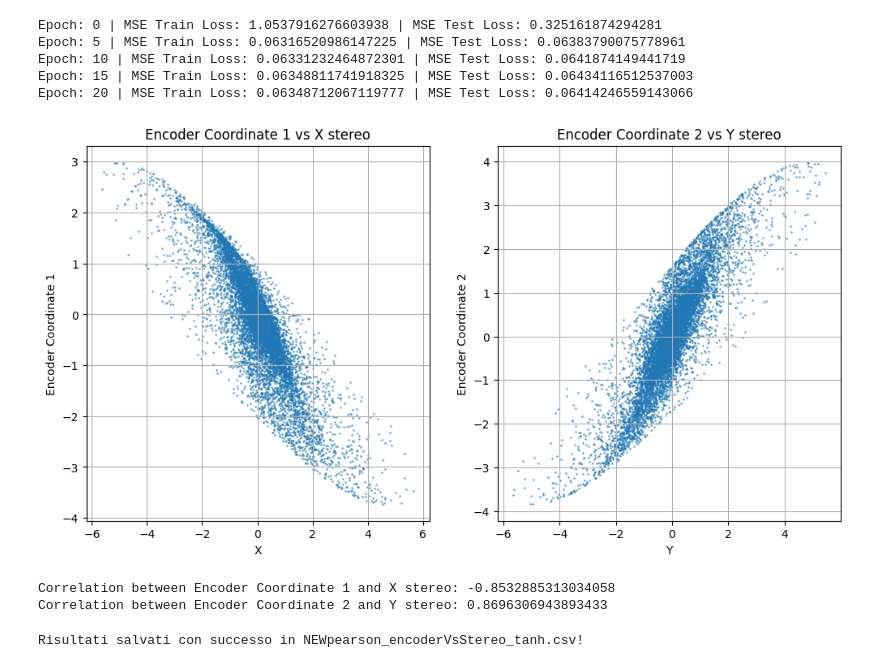
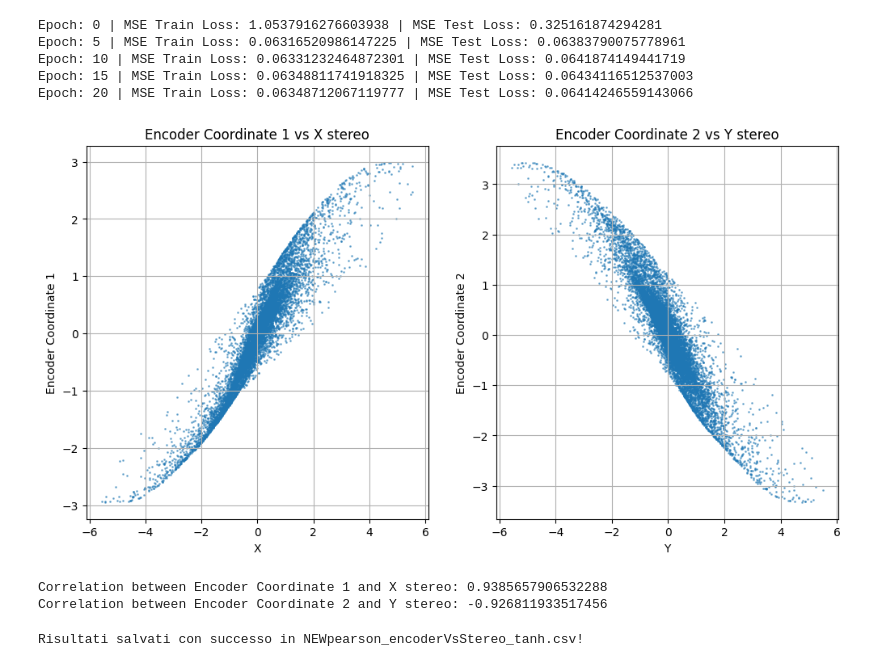
Before and after one commit to alislEdoardo/Studying, a Jupyter notebook: autoencoders learn stereographic projection/Final_tanh.ipynb, the cells around one changed output. Drawn from its saved outputs; the diff is of its cells as text; code cells hidden in the pictures.

```diff
--- a/autoencoders learn stereographic projection/Final_tanh.ipynb
+++ b/autoencoders learn stereographic projection/Final_tanh.ipynb
@@ -74,7 +71,7 @@ batch_size = 100 #ha senso usare così tanti minibatches? sono tanti?
 dataset = torch.utils.data.TensorDataset(Y_cartesian, X_angles)
 train_dataset, test_dataset = torch.utils.data.random_split(dataset, [int(0.8 * len(dataset)), int(0.2 * len(dataset))])
 train_loader = torch.utils.data.DataLoader(train_dataset, batch_size=batch_size, shuffle=True, drop_last=True)
-test_loader = torch.utils.data.DataLoader(test_dataset, batch_size=batch_size, shuffle=False, drop_last=True)
+test_loader = torch.utils.data.DataLoader(test_dataset, batch_size=len(test_dataset), shuffle=False, drop_last=True)
 # %% [markdown]
 # training
 # %%
@@ -114,7 +111,7 @@ model_2 = Autoencoder(in_dim, hidden_dim, out_dim).to(device)
 loss_fn = nn.MSELoss()
 optimizer = optim.Adam(model_2.parameters(), lr=1.e-3, weight_decay=1e-7)
 # %%
-num_epochs = 200
+num_epochs = 100
 model_2.train()
 for epoch in range(num_epochs):
 
@@ -377,30 +375,30 @@ y_stereo = coord_stereografiche(Y_cartesian.to(device)).detach() #dati stereogra
 # %%
 plt.figure(figsize=(12, 6))
 plt.subplot(1, 2, 1)
 plt.title("Encoder Coordinate 1 vs X stereo")
 plt.xlabel("X")
 plt.ylabel("Encoder Coordinate 1")
-plt.scatter(y_stereo[:, 0].cpu(), z[:, 0].cpu(), s=1, alpha=0.5)
+plt.scatter(y_stereo[:, 0].cpu(), z[:, 1].cpu(), s=1, alpha=0.5)
 plt.grid()
 
 plt.subplot(1, 2, 2)
 plt.title("Encoder Coordinate 2 vs Y stereo")
 plt.xlabel("Y")
 plt.ylabel("Encoder Coordinate 2")
-plt.scatter(y_stereo[:, 1].cpu(), z[:, 1].cpu(), s=1, alpha=0.5)
+plt.scatter(y_stereo[:, 1].cpu(), z[:, 0].cpu(), s=1, alpha=0.5)
 plt.grid()
 # %% [output]
-[figure, old version]
+[figure, new version]
 # %%
-X_stereo = torch.stack((y_stereo[:, 0], z[:, 0]), dim=1)
-Y_stereo = torch.stack((y_stereo[:, 1], z[:, 1]), dim=1)
+X_stereo = torch.stack((y_stereo[:, 0], z[:, 1]), dim=1)
+Y_stereo = torch.stack((y_stereo[:, 1], z[:, 0]), dim=1)
 R_x = torch.corrcoef(X_stereo.T.cpu())
 R_y = torch.corrcoef(Y_stereo.T.cpu())
 print("Correlation between Encoder Coordinate 1 and X stereo:", R_x[0, 1].item())
 print("Correlation between Encoder Coordinate 2 and Y stereo:", R_y[0, 1].item())
 # %% [output]
-Correlation between Encoder Coordinate 1 and X stereo: -0.8532885313034058
-Correlation between Encoder Coordinate 2 and Y stereo: 0.8696306943893433
+Correlation between Encoder Coordinate 1 and X stereo: 0.9385657906532288
+Correlation between Encoder Coordinate 2 and Y stereo: -0.926811933517456
 # %%
 #salvo i coefficienti di pearson in un csv così ci lavoro poi sopra hopefully(?)
 numero_1 = R_x[0, 1].item()
```
Also changed, not shown: parts of 4 cells of this notebook, 7 other files.
